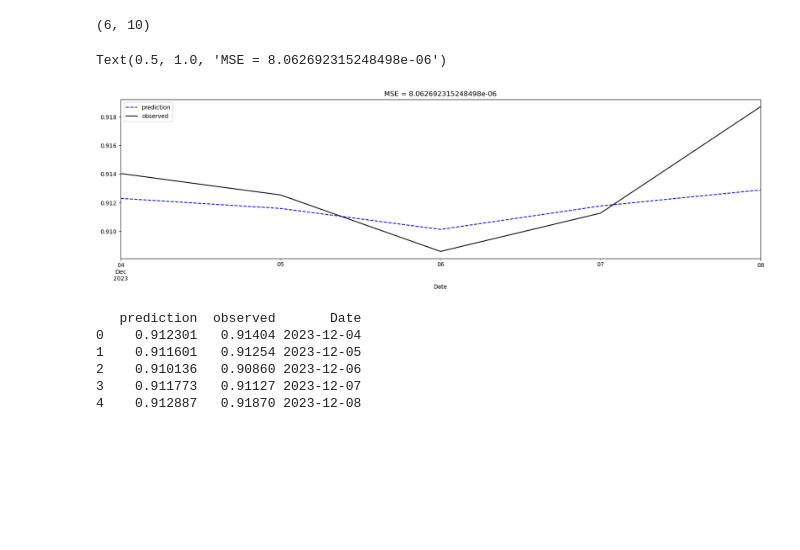
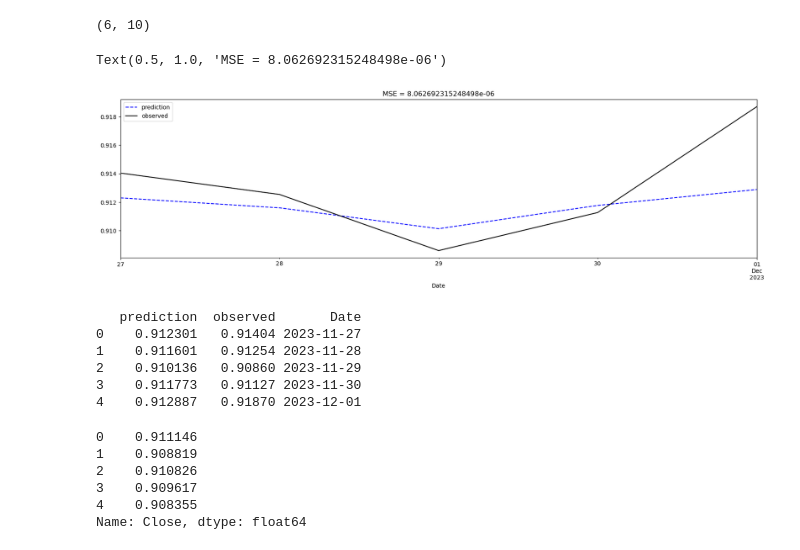
Before and after one commit to jdannem6/ML_Forex_Forecasting, a Jupyter notebook: VARIMA_usd_eur.ipynb, the cells around one changed output. Drawn from its saved outputs; the diff is of its cells as text; code cells hidden in the pictures; blank space fills up the shorter version.

```diff
--- a/VARIMA_usd_eur.ipynb
+++ b/VARIMA_usd_eur.ipynb
@@ -218,21 +218,21 @@ model_fit = models[idx]
 # %%
 # plot prediction vs observed
 pred = pd.DataFrame()
 pred['prediction'] = data.iloc[-1]['Close'] + np.cumsum(model_fit.forecast(5, exog=diff_test[['S50','GSPC']]).reset_index(drop=True).Close)
 pred['observed'] = test.reset_index(drop=True).Close
-pred['Date'] = test['Date'].reset_index(drop=True)+pd.Timedelta(days=7)
+pred['Date'] = test['Date'].reset_index(drop=True)
 
 pred.plot(figsize=(20,5),title='prediction vs observed',color=['blue','black'],style=['--','-'], x='Date')
 plt.title(f"MSE = {np.mean((pred['prediction'].values-pred['observed'].values)**2)}")
 # %% [output]
 Text(0.5, 1.0, 'MSE = 8.062692315248498e-06')
-[figure, old version]
+[figure, new version]
 # %%
 print(pred)
 # %% [output]
    prediction  observed       Date
-0    0.912301   0.91404 2023-12-04
-1    0.911601   0.91254 2023-12-05
-2    0.910136   0.90860 2023-12-06
-3    0.911773   0.91127 2023-12-07
-4    0.912887   0.91870 2023-12-08
+0    0.912301   0.91404 2023-11-27
+1    0.911601   0.91254 2023-11-28
+2    0.910136   0.90860 2023-11-29
+3    0.911773   0.91127 2023-11-30
+4    0.912887   0.91870 2023-12-01
@@ -239 +244,11 @@ print(pred)
+# %%
+forecast_vals = usd_eur.iloc[-1]['Close'] + np.cumsum(model_fit_final.forecast(5, exog=diff_test[['S50','GSPC']]).reset_index(drop=True).Close)
+print(forecast_vals)
+# %% [output]
+0    0.911146
+1    0.908819
+2    0.910826
+3    0.909617
+4    0.908355
+Name: Close, dtype: float64
 # %%
```
Also changed, not shown: parts of 2 cells of this notebook, 1 other file.
